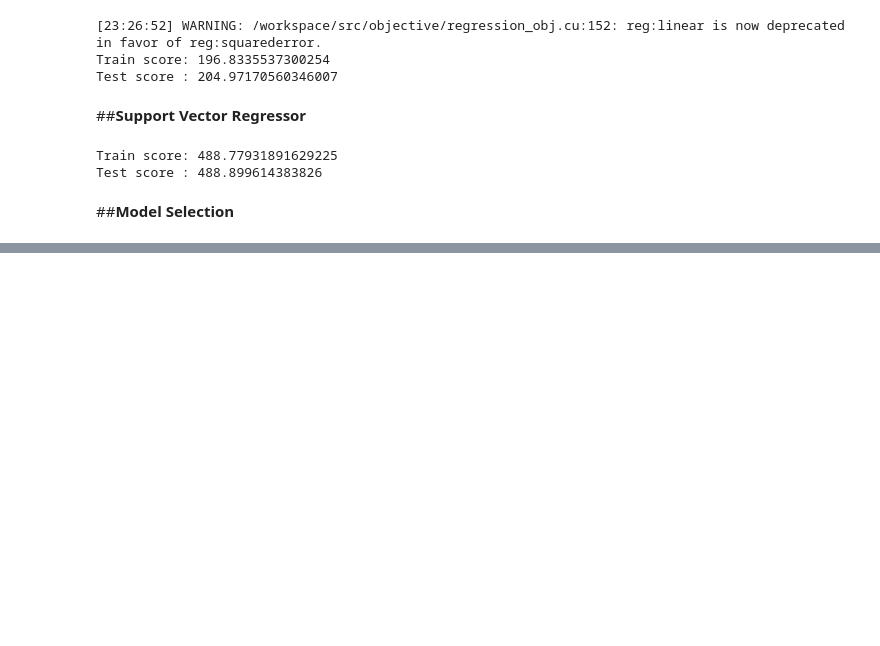
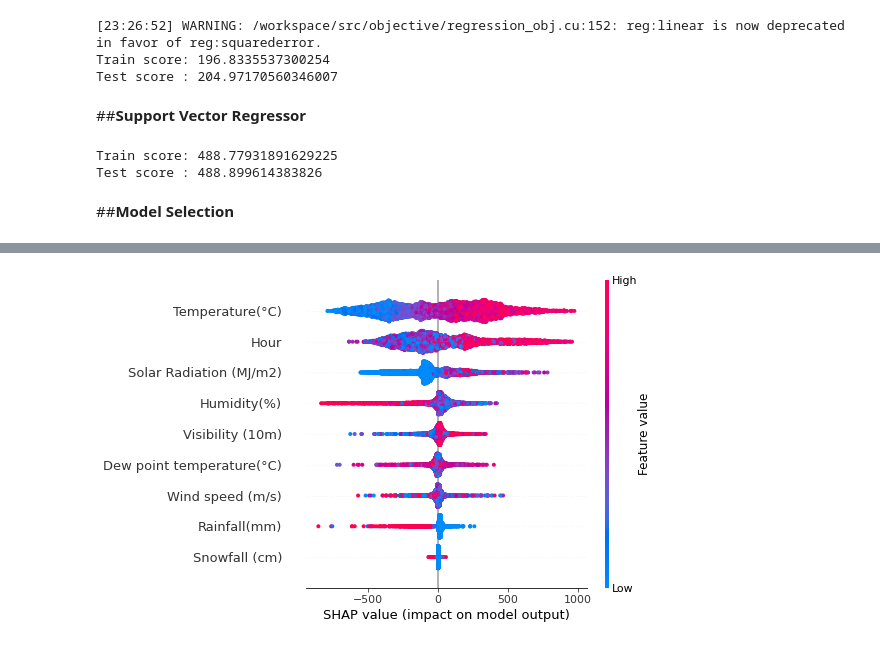
Before and after one commit to Mmbsaksd/Seoul-Bike-Sharing-Demand-Prediction, a Jupyter notebook: Bike_Sharing_Demand_Prediction_Capstone_Project.ipynb, the cells around one changed output, grey strips where cells are left out. Drawn from its saved outputs; the diff is of its cells as text; code cells hidden in the pictures; blank space fills up the shorter version.

```diff
--- a/Bike_Sharing_Demand_Prediction_Capstone_Project.ipynb
+++ b/Bike_Sharing_Demand_Prediction_Capstone_Project.ipynb
@@ -470,0 +490,10 @@ model_id
+# %%
+#implimenting the shap explainer on Decision Tree
+import shap
+shap.initjs
+
+explainer_train_dt = shap.TreeExplainer(dt)
+shap_values_train_dt = explainer_train_dt(xtrain)
+shap.summary_plot(shap_values_train_dt, plot_type = 'dot')
+# %% [output]
+[figure, added]
```
Also changed, not shown: parts of 8 cells of this notebook.
